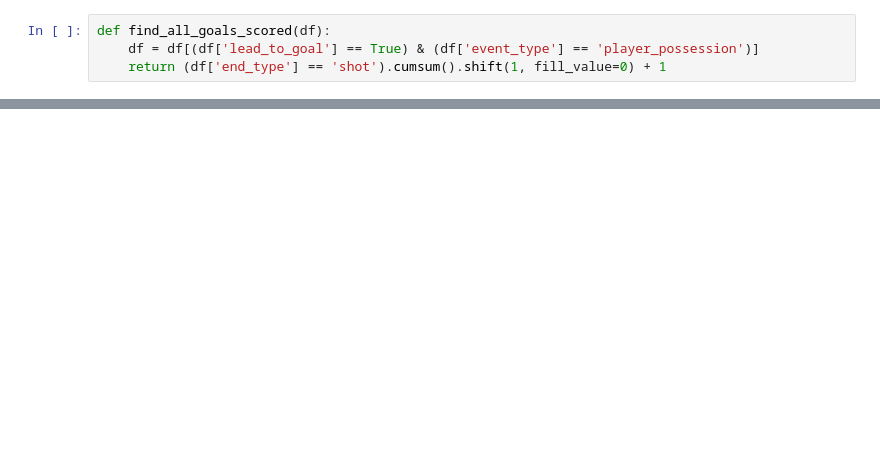
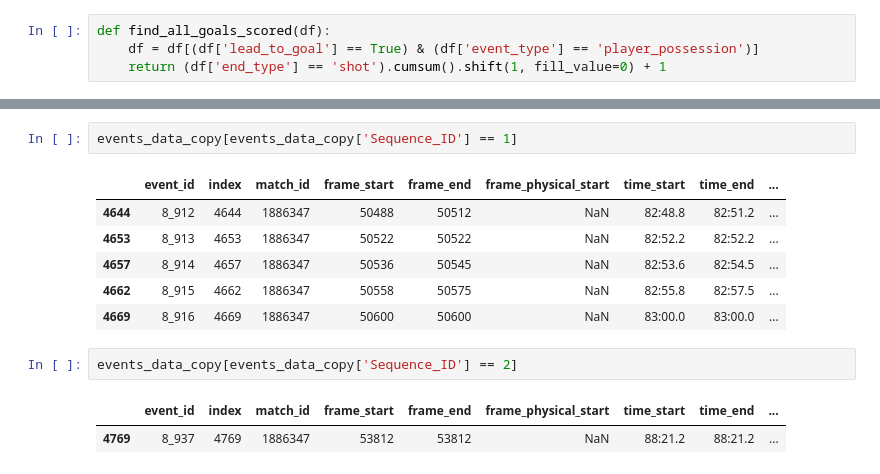
Before and after one commit to MihirT906/PlayTactix, a Jupyter notebook: backend/services/test_key_moment_finder.ipynb, the cells around one changed output, grey strips where cells are left out. Saved outputs shown, nothing was run; the diff lists cells and outputs as text; blank space fills up the shorter version.

```diff
--- a/backend/services/test_key_moment_finder.ipynb
+++ b/backend/services/test_key_moment_finder.ipynb
@@ -36,0 +66,14 @@ display(grouped_data)
+# %%
+events_data_copy[events_data_copy['Sequence_ID'] == 1]
+# %% [output]
+|  | event_id | index | match_id | frame_start | frame_end | frame_physical_start | time_start | time_end | ... |
+| 4644 | 8_912 | 4644 | 1886347 | 50488 | 50512 | NaN | 82:48.8 | 82:51.2 | ... |
+| 4653 | 8_913 | 4653 | 1886347 | 50522 | 50522 | NaN | 82:52.2 | 82:52.2 | ... |
+| 4657 | 8_914 | 4657 | 1886347 | 50536 | 50545 | NaN | 82:53.6 | 82:54.5 | ... |
+| 4662 | 8_915 | 4662 | 1886347 | 50558 | 50575 | NaN | 82:55.8 | 82:57.5 | ... |
+| 4669 | 8_916 | 4669 | 1886347 | 50600 | 50600 | NaN | 83:00.0 | 83:00.0 | ... |
+# %%
+events_data_copy[events_data_copy['Sequence_ID'] == 2]
+# %% [output]
+|  | event_id | index | match_id | frame_start | frame_end | frame_physical_start | time_start | time_end | ... |
+| 4769 | 8_937 | 4769 | 1886347 | 53812 | 53812 | NaN | 88:21.2 | 88:21.2 | ... |
```
Also changed, not shown: parts of 8 cells of this notebook, 3 other files.
